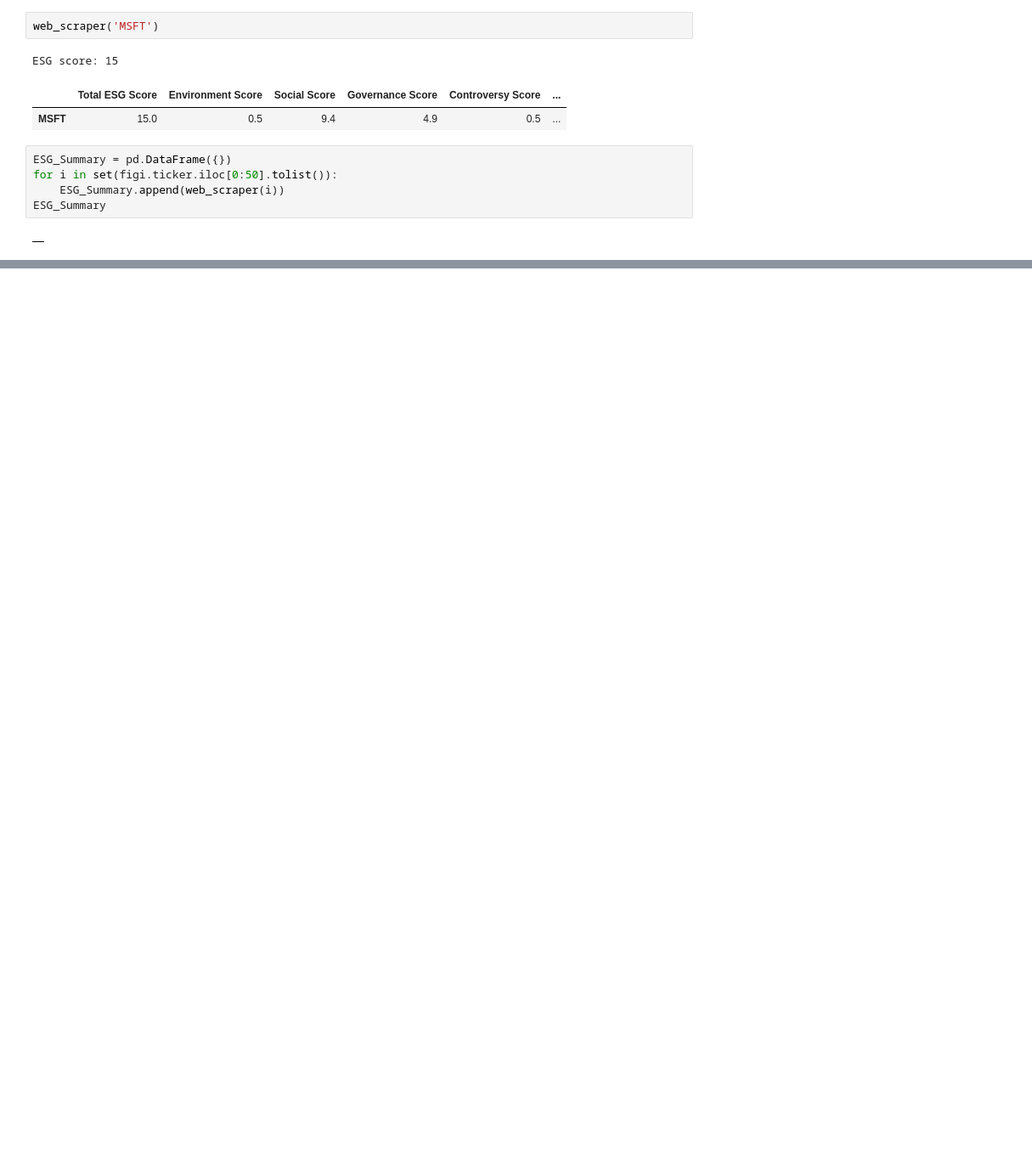
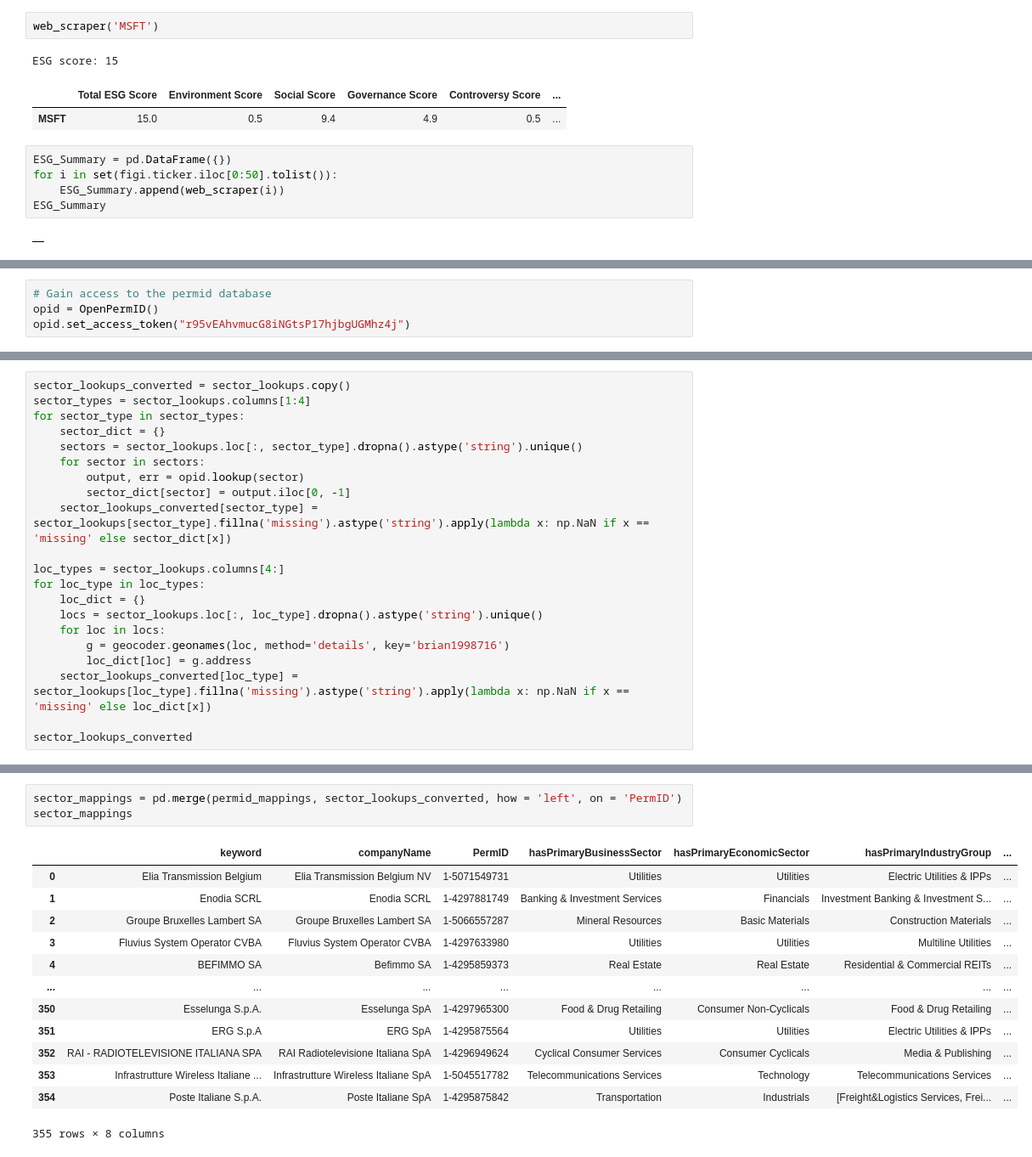
Before and after one commit to AukeVanSighem/ECB-Bond-Purchases, a Jupyter notebook: DataAnalysis.ipynb, the cells around one changed output, grey strips where cells are left out. Shown at 85% size. Cells and saved outputs as stored; diff of their text form; blank space fills up the shorter version.

Commit message:
Added code to obtain sectors and locations of companies

```diff
--- a/DataAnalysis.ipynb
+++ b/DataAnalysis.ipynb
@@ -248,0 +261,4 @@ ESG_Summary
+# %%
+# Gain access to the permid database
+opid = OpenPermID()
+opid.set_access_token("r95vEAhvmucG8iNGtsP17hjbgUGMhz4j")
@@ -248,0 +355,21 @@ ESG_Summary
+# %%
+sector_lookups_converted = sector_lookups.copy()
+sector_types = sector_lookups.columns[1:4]
+for sector_type in sector_types:
+    sector_dict = {}
+    sectors = sector_lookups.loc[:, sector_type].dropna().astype('string').unique()
+    for sector in sectors:
+        output, err = opid.lookup(sector)
+        sector_dict[sector] = output.iloc[0, -1]
+    sector_lookups_converted[sector_type] = sector_lookups[sector_type].fillna('missing').astype('string').apply(lambda x: np.NaN if x == 'missing' else sector_dict[x])
+
+loc_types = sector_lookups.columns[4:]
+for loc_type in loc_types:
+    loc_dict = {}
+    locs = sector_lookups.loc[:, loc_type].dropna().astype('string').unique()
+    for loc in locs:
+        g = geocoder.geonames(loc, method='details', key='brian1998716')
+        loc_dict[loc] = g.address
+    sector_lookups_converted[loc_type] = sector_lookups[loc_type].fillna('missing').astype('string').apply(lambda x: np.NaN if x == 'missing' else loc_dict[x])
+
+sector_lookups_converted
@@ -248,0 +390,17 @@ ESG_Summary
+# %%
+sector_mappings = pd.merge(permid_mappings, sector_lookups_converted, how = 'left', on = 'PermID')
+sector_mappings
+# %% [output]
+|  | keyword | companyName | PermID | hasPrimaryBusinessSector | hasPrimaryEconomicSector | hasPrimaryIndustryGroup | ... |
+| 0 | Elia Transmission Belgium | Elia Transmission Belgium NV | 1-5071549731 | Utilities | Utilities | Electric Utilities & IPPs | ... |
+| 1 | Enodia SCRL | Enodia SCRL | 1-4297881749 | Banking & Investment Services | Financials | Investment Banking & Investment S... | ... |
+| 2 | Groupe Bruxelles Lambert SA | Groupe Bruxelles Lambert SA | 1-5066557287 | Mineral Resources | Basic Materials | Construction Materials | ... |
+| 3 | Fluvius System Operator CVBA | Fluvius System Operator CVBA | 1-4297633980 | Utilities | Utilities | Multiline Utilities | ... |
+| 4 | BEFIMMO SA | Befimmo SA | 1-4295859373 | Real Estate | Real Estate | Residential & Commercial REITs | ... |
+| ... | ... | ... | ... | ... | ... | ... | ... |
+| 350 | Esselunga S.p.A. | Esselunga SpA | 1-4297965300 | Food & Drug Retailing | Consumer Non-Cyclicals | Food & Drug Retailing | ... |
+| 351 | ERG S.p.A | ERG SpA | 1-4295875564 | Utilities | Utilities | Electric Utilities & IPPs | ... |
+| 352 | RAI - RADIOTELEVISIONE ITALIANA SPA | RAI Radiotelevisione Italiana SpA | 1-4296949624 | Cyclical Consumer Services | Consumer Cyclicals | Media & Publishing | ... |
+| 353 | Infrastrutture Wireless Italiane ... | Infrastrutture Wireless Italiane SpA | 1-5045517782 | Telecommunications Services | Technology | Telecommunications Services | ... |
+| 354 | Poste Italiane S.p.A. | Poste Italiane SpA | 1-4295875842 | Transportation | Industrials | [Freight&Logistics Services, Frei... | ... |
+355 rows × 8 columns
```
Also changed, not shown: parts of 7 cells of this notebook.
